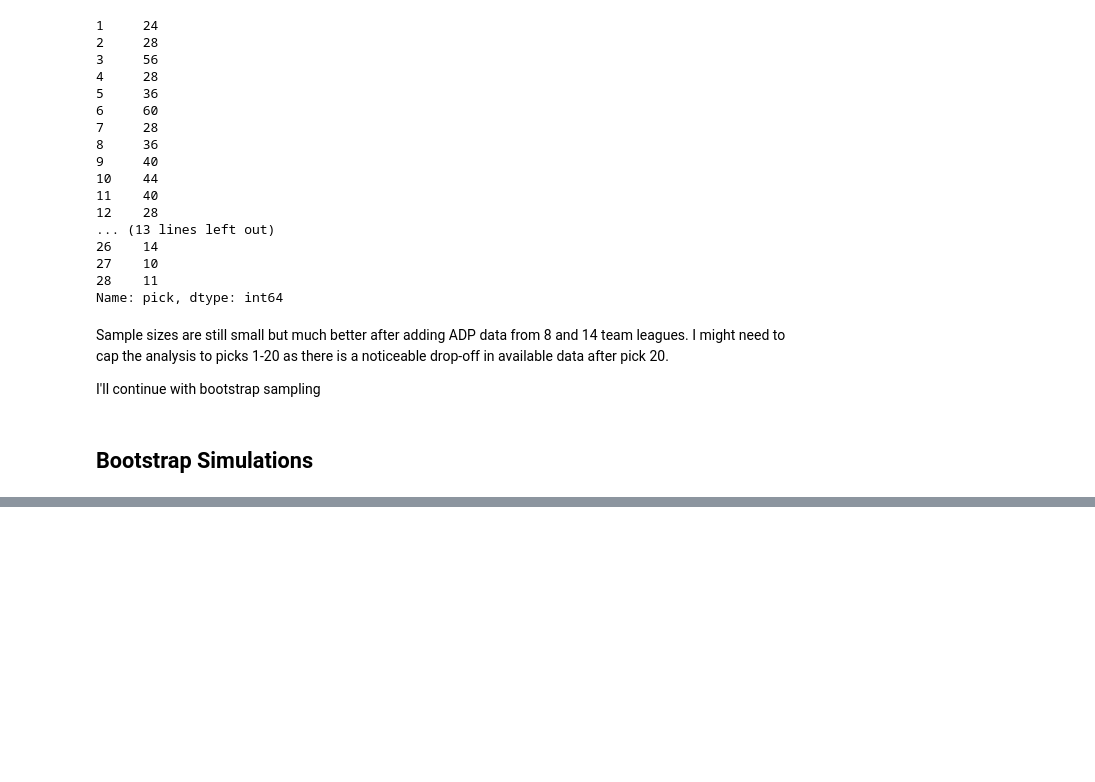
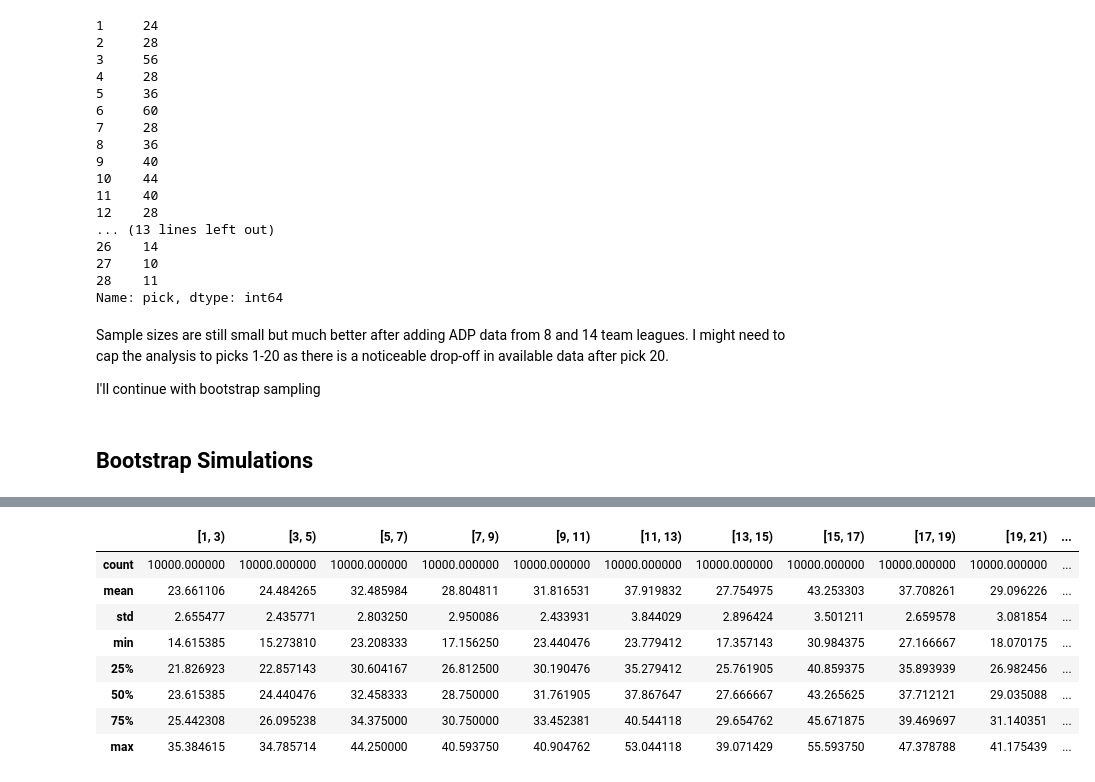
Before and after one commit to gfidanli/fantasy_football_analysis, a Jupyter notebook: daily_analysis/day_41_50/day43.ipynb, the cells around one changed output, grey strips where cells are left out. Saved outputs shown, nothing was run; the diff lists cells and outputs as text; code cells hidden in the pictures; blank space fills up the shorter version.

```diff
--- a/daily_analysis/day_41_50/day43.ipynb
+++ b/daily_analysis/day_41_50/day43.ipynb
@@ -406,0 +482,14 @@ The bootstrap distributions make it easy to see the difference between not only
+# %%
+def generate_bootstrap_distribution(n, df):
+
+    # Get sample means
+    bootstrap_dist = []
+    for i in range(n):
+        bootstrap_dist.append(
+            # Get point estimate
+            np.mean(
+                # Resample
+                df.sample(frac=1, replace=True)['r_pts_ppr']
+            )
+        )
+    return bootstrap_dist
@@ -406,0 +525,12 @@ The bootstrap distributions make it easy to see the difference between not only
+# %%
+df_boot_results_pick_bins.describe()
+# %% [output]
+|  | [1, 3) | [3, 5) | [5, 7) | [7, 9) | [9, 11) | [11, 13) | [13, 15) | [15, 17) | [17, 19) | [19, 21) | ... |
+| count | 10000.000000 | 10000.000000 | 10000.000000 | 10000.000000 | 10000.000000 | 10000.000000 | 10000.000000 | 10000.000000 | 10000.000000 | 10000.000000 | ... |
+| mean | 23.661106 | 24.484265 | 32.485984 | 28.804811 | 31.816531 | 37.919832 | 27.754975 | 43.253303 | 37.708261 | 29.096226 | ... |
+| std | 2.655477 | 2.435771 | 2.803250 | 2.950086 | 2.433931 | 3.844029 | 2.896424 | 3.501211 | 2.659578 | 3.081854 | ... |
+| min | 14.615385 | 15.273810 | 23.208333 | 17.156250 | 23.440476 | 23.779412 | 17.357143 | 30.984375 | 27.166667 | 18.070175 | ... |
+| 25% | 21.826923 | 22.857143 | 30.604167 | 26.812500 | 30.190476 | 35.279412 | 25.761905 | 40.859375 | 35.893939 | 26.982456 | ... |
+| 50% | 23.615385 | 24.440476 | 32.458333 | 28.750000 | 31.761905 | 37.867647 | 27.666667 | 43.265625 | 37.712121 | 29.035088 | ... |
+| 75% | 25.442308 | 26.095238 | 34.375000 | 30.750000 | 33.452381 | 40.544118 | 29.654762 | 45.671875 | 39.469697 | 31.140351 | ... |
+| max | 35.384615 | 34.785714 | 44.250000 | 40.593750 | 40.904762 | 53.044118 | 39.071429 | 55.593750 | 47.378788 | 41.175439 | ... |
```
Also changed, not shown: parts of 30 cells of this notebook.
